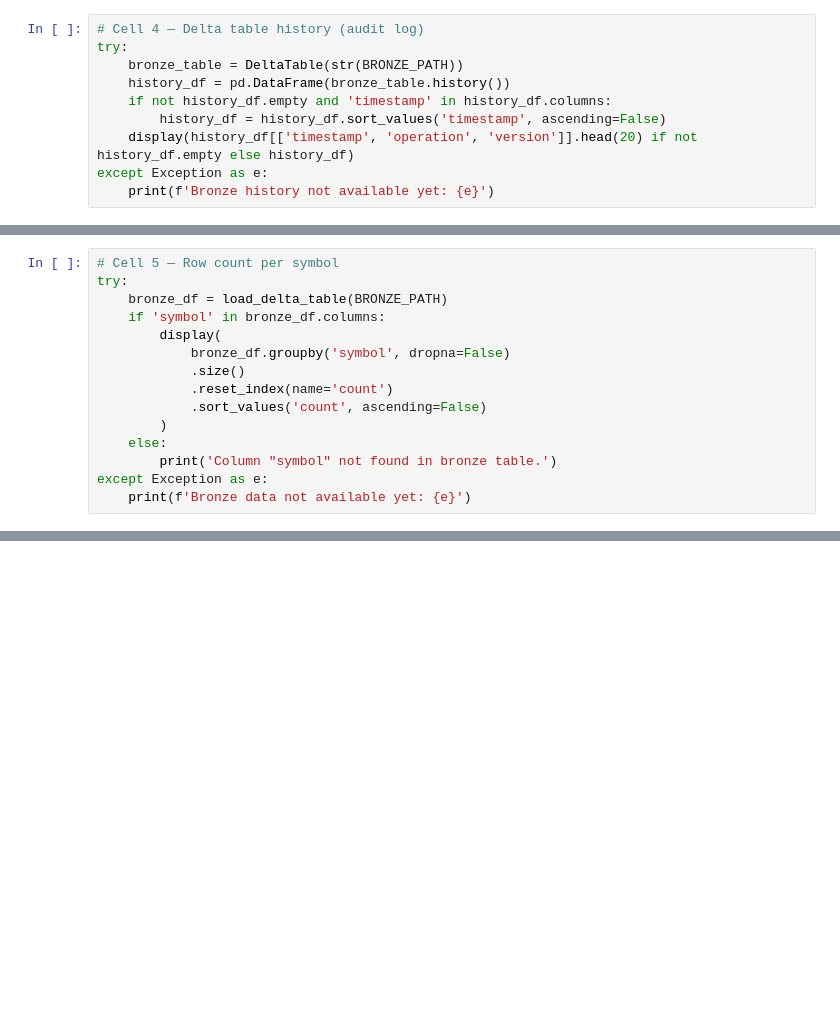
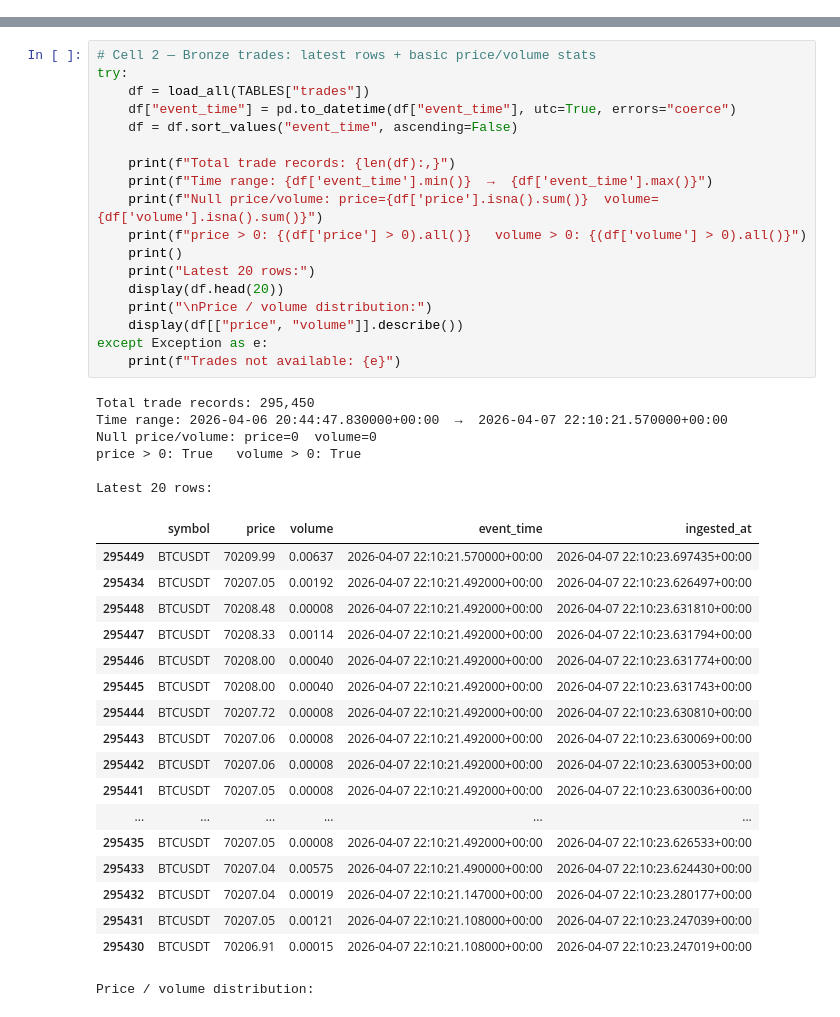
Before and after one commit to FranciscoJavierCotos/Real-Time-Crypto-Pipeline, a Jupyter notebook: spark/monitor.ipynb, the cells around one changed output, grey strips where cells are left out. Saved outputs shown, nothing was run; the diff lists cells and outputs as text; blank space fills up the shorter version.

```diff
--- a/spark/monitor.ipynb
+++ b/spark/monitor.ipynb
@@ -66,10 +0,0 @@ except Exception as e:
-# %%
-# Cell 4 — Delta table history (audit log)
-try:
-    bronze_table = DeltaTable(str(BRONZE_PATH))
-    history_df = pd.DataFrame(bronze_table.history())
-    if not history_df.empty and 'timestamp' in history_df.columns:
-        history_df = history_df.sort_values('timestamp', ascending=False)
-    display(history_df[['timestamp', 'operation', 'version']].head(20) if not history_df.empty else history_df)
-except Exception as e:
-    print(f'Bronze history not available yet: {e}')
@@ -89,15 +0,0 @@ except Exception as e:
-# %%
-# Cell 5 — Row count per symbol
-try:
-    bronze_df = load_delta_table(BRONZE_PATH)
-    if 'symbol' in bronze_df.columns:
-        display(
-            bronze_df.groupby('symbol', dropna=False)
-            .size()
-            .reset_index(name='count')
-            .sort_values('count', ascending=False)
-        )
-    else:
-        print('Column "symbol" not found in bronze table.')
-except Exception as e:
-    print(f'Bronze data not available yet: {e}')
@@ -106,0 +68,43 @@ except Exception as e:
+# %%
+# Cell 2 — Bronze trades: latest rows + basic price/volume stats
+try:
+    df = load_all(TABLES["trades"])
+    df["event_time"] = pd.to_datetime(df["event_time"], utc=True, errors="coerce")
+    df = df.sort_values("event_time", ascending=False)
+
+    print(f"Total trade records: {len(df):,}")
+    print(f"Time range: {df['event_time'].min()}  →  {df['event_time'].max()}")
+    print(f"Null price/volume: price={df['price'].isna().sum()}  volume={df['volume'].isna().sum()}")
+    print(f"price > 0: {(df['price'] > 0).all()}   volume > 0: {(df['volume'] > 0).all()}")
+    print()
+    print("Latest 20 rows:")
+    display(df.head(20))
+    print("\nPrice / volume distribution:")
+    display(df[["price", "volume"]].describe())
+except Exception as e:
+    print(f"Trades not available: {e}")
+# %% [output]
+Total trade records: 295,450
+Time range: 2026-04-06 20:44:47.830000+00:00  →  2026-04-07 22:10:21.570000+00:00
+Null price/volume: price=0  volume=0
+price > 0: True   volume > 0: True
+
+Latest 20 rows:
+|  | symbol | price | volume | event_time | ingested_at |
+| 295449 | BTCUSDT | 70209.99 | 0.00637 | 2026-04-07 22:10:21.570000+00:00 | 2026-04-07 22:10:23.697435+00:00 |
+| 295434 | BTCUSDT | 70207.05 | 0.00192 | 2026-04-07 22:10:21.492000+00:00 | 2026-04-07 22:10:23.626497+00:00 |
+| 295448 | BTCUSDT | 70208.48 | 0.00008 | 2026-04-07 22:10:21.492000+00:00 | 2026-04-07 22:10:23.631810+00:00 |
+| 295447 | BTCUSDT | 70208.33 | 0.00114 | 2026-04-07 22:10:21.492000+00:00 | 2026-04-07 22:10:23.631794+00:00 |
+| 295446 | BTCUSDT | 70208.00 | 0.00040 | 2026-04-07 22:10:21.492000+00:00 | 2026-04-07 22:10:23.631774+00:00 |
+| 295445 | BTCUSDT | 70208.00 | 0.00040 | 2026-04-07 22:10:21.492000+00:00 | 2026-04-07 22:10:23.631743+00:00 |
+| 295444 | BTCUSDT | 70207.72 | 0.00008 | 2026-04-07 22:10:21.492000+00:00 | 2026-04-07 22:10:23.630810+00:00 |
+| 295443 | BTCUSDT | 70207.06 | 0.00008 | 2026-04-07 22:10:21.492000+00:00 | 2026-04-07 22:10:23.630069+00:00 |
+| 295442 | BTCUSDT | 70207.06 | 0.00008 | 2026-04-07 22:10:21.492000+00:00 | 2026-04-07 22:10:23.630053+00:00 |
+| 295441 | BTCUSDT | 70207.05 | 0.00008 | 2026-04-07 22:10:21.492000+00:00 | 2026-04-07 22:10:23.630036+00:00 |
+| ... | ... | ... | ... | ... | ... |
+| 295435 | BTCUSDT | 70207.05 | 0.00008 | 2026-04-07 22:10:21.492000+00:00 | 2026-04-07 22:10:23.626533+00:00 |
+| 295433 | BTCUSDT | 70207.04 | 0.00575 | 2026-04-07 22:10:21.490000+00:00 | 2026-04-07 22:10:23.624430+00:00 |
+| 295432 | BTCUSDT | 70207.04 | 0.00019 | 2026-04-07 22:10:21.147000+00:00 | 2026-04-07 22:10:23.280177+00:00 |
+| 295431 | BTCUSDT | 70207.05 | 0.00121 | 2026-04-07 22:10:21.108000+00:00 | 2026-04-07 22:10:23.247039+00:00 |
+| 295430 | BTCUSDT | 70206.91 | 0.00015 | 2026-04-07 22:10:21.108000+00:00 | 2026-04-07 22:10:23.247019+00:00 |
+Price / volume distribution:
```
Also changed, not shown: parts of 12 cells of this notebook, 15 other files.
